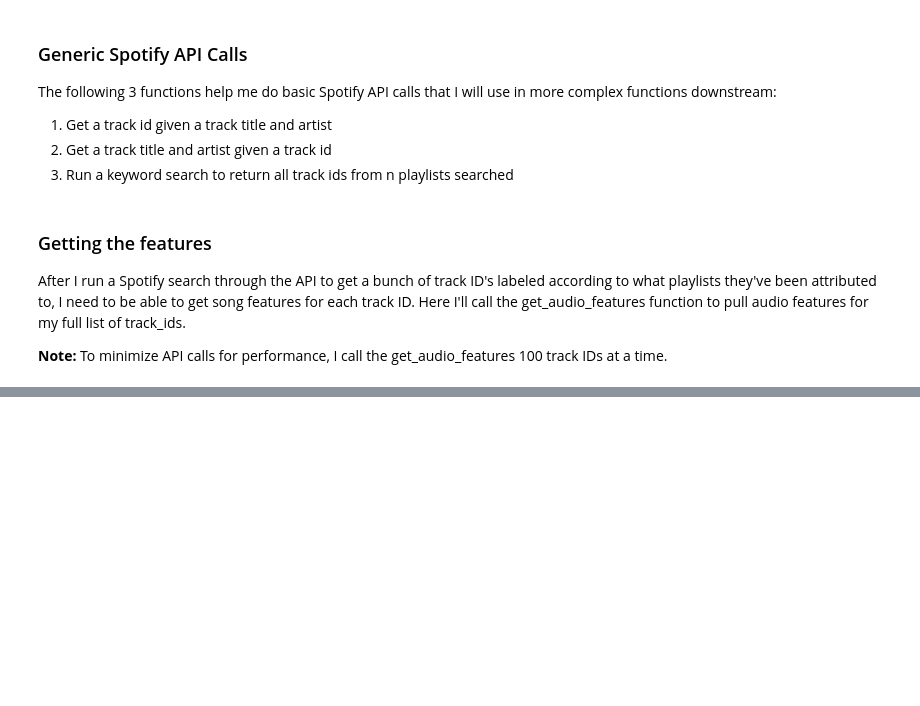
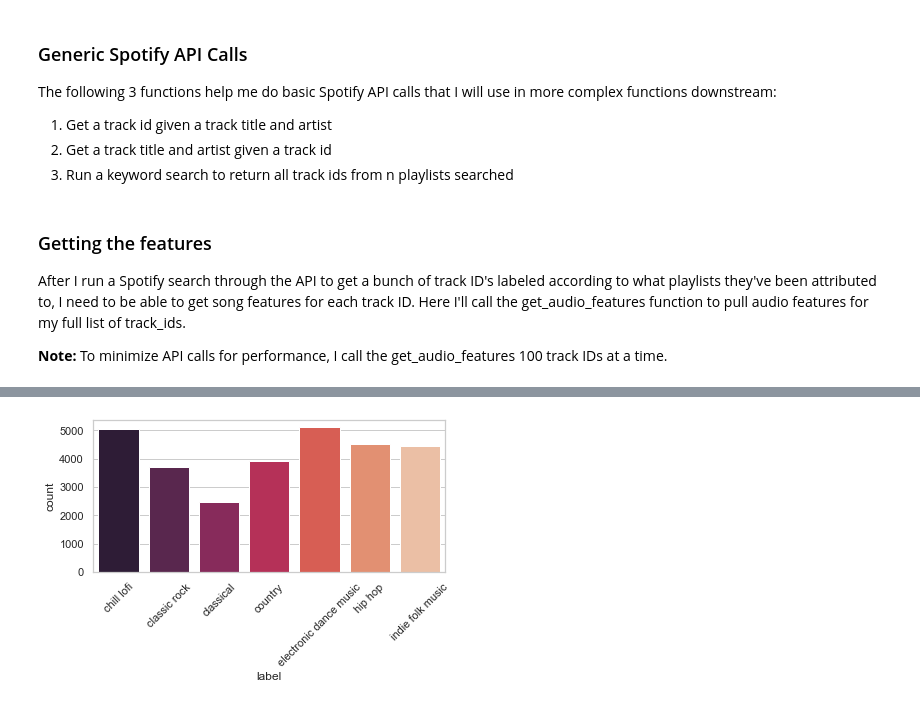
Before and after one commit to andrec279/contextify, a Jupyter notebook: contextify_explore.ipynb, the cells around one changed output, grey strips where cells are left out. Saved outputs shown, nothing was run; the diff lists cells and outputs as text; code cells hidden in the pictures; blank space fills up the shorter version.

```diff
--- a/contextify_explore.ipynb
+++ b/contextify_explore.ipynb
@@ -365,0 +642,12 @@ Runtime: 98.66457796096802 seconds
+# %%
+# barplot of class sizes
+class_sizes = data.groupby('label', as_index=False).agg(
+    count=pd.NamedAgg(column='label', aggfunc='count')
+)
+
+plot = sns.barplot(x='label', y='count', data=class_sizes, palette='rocket')
+for item in plot.get_xticklabels():
+        item.set_rotation(45)
+plt.tight_layout()
+# %% [output]
+[figure, added]
```
Also changed, not shown: parts of 50 cells of this notebook, 18 other files.
